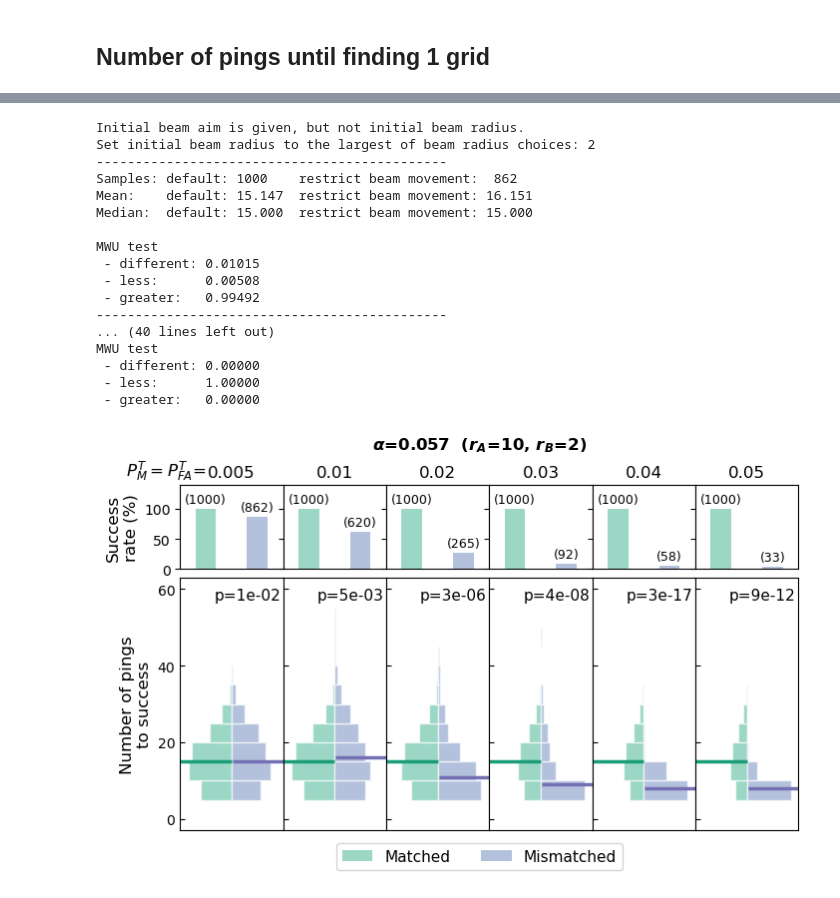
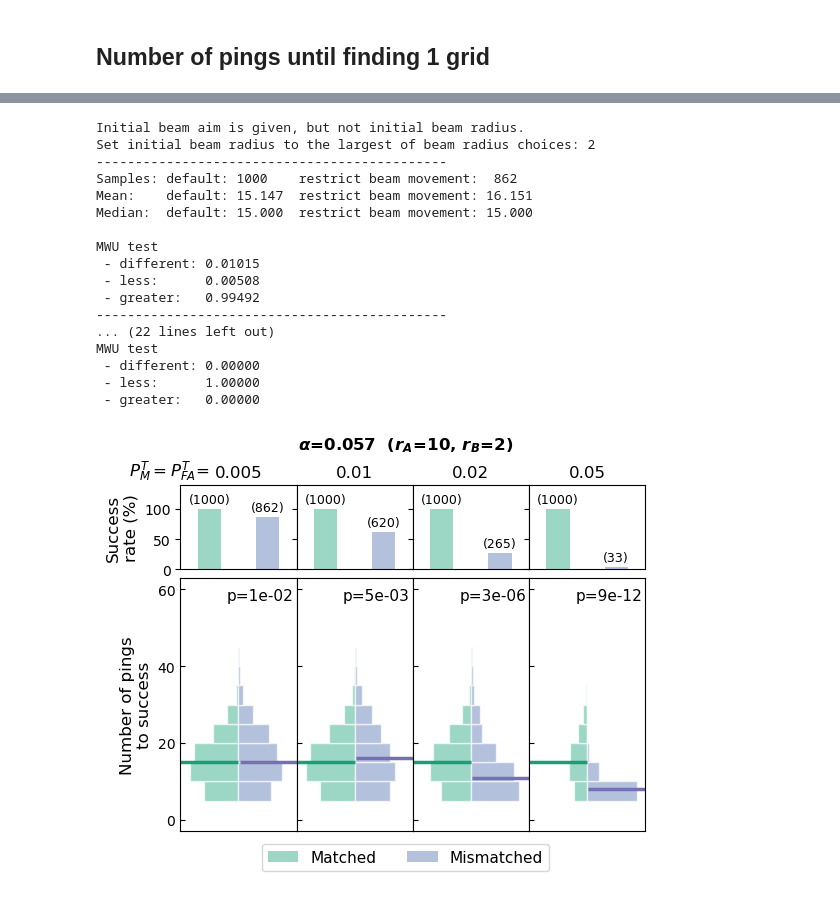
Before and after one commit to uw-echospace/infotaxis-search-single-target, a Jupyter notebook: notebooks/fig_5_mismatch_agent_truth_efficiency_comparison.ipynb, the cells around one changed output, grey strips where cells are left out. Cells and saved outputs as stored; diff of their text form; code cells hidden in the pictures.

```diff
--- a/notebooks/fig_5_mismatch_agent_truth_efficiency_comparison.ipynb
+++ b/notebooks/fig_5_mismatch_agent_truth_efficiency_comparison.ipynb
@@ -96,7 +98,8 @@ def bar_violinplot_success(
     colors_dark = sns.color_palette("Dark2")
 
     fig, axes = plt.subplots(
-        2, len(pm_agent_all), figsize=(8, 4.5), sharey="row",
+        # 2, len(pm_agent_all), figsize=(8, 4.5), sharey="row",  # for 6 panels
+        2, len(pm_agent_all), figsize=(6, 4.5), sharey="row",  # for 4 panels
         gridspec_kw={'height_ratios': [1, 3], 'hspace': 0.05, "wspace": 0}  # Top row is 1/3 height of bottom
     )
 
@@ -183,7 +186,8 @@ def bar_violinplot_success(
 
     # make title line
     axes[0, 0].text(
-        -4.75, 1.02, r"$P_M^T=P_{FA}^T$=",
+        # -4.75, 1.02, r"$P_M^T=P_{FA}^T$=",  # for 6 panels
+        -2.75, 1.02, r"$P_M^T=P_{FA}^T$=",  # for 4 panels
         ha="right", va="bottom",
         transform=ax_s.transAxes,
         fontsize=12,
@@ -315,33 +322,34 @@ MWU test
 # %%
 cr = 10
 br = 2
-pm_truth_all = [0.005, 0.01, 0.02, 0.03, 0.04, 0.05]
+# pm_truth_all = [0.005, 0.01, 0.02, 0.03, 0.04, 0.05]  # before 20251230
+pm_truth_all = [0.005, 0.01, 0.02, 0.05]  # starting 20251230
 pm_agent_all = [0.001] * len(pm_truth_all)
 
 fig = bar_violinplot_success(
     cr, br, pm_agent_all, pm_truth_all,
     success_type="success_2conditions",
     p_max_th=0.95, pmax_diff_threshold=1e-5,
     alpha=0.65, ping_bins=np.arange(0, 155, 5), print_stats=True
 )
 
 fig.savefig(path_fig / f"fig_5D_infotaxis_mismatch_agent_truth_cmp_cr{cr}_br{br}.png", dpi=300, bbox_inches="tight")
 # %% [output]
 Initial beam aim is given, but not initial beam radius.
 Set initial beam radius to the largest of beam radius choices: 2
 ---------------------------------------------
 Samples: default: 1000    restrict beam movement:  862
 Mean:    default: 15.147  restrict beam movement: 16.151
 Median:  default: 15.000  restrict beam movement: 15.000
 
 MWU test
  - different: 0.01015
  - less:      0.00508
  - greater:   0.99492
 ---------------------------------------------
-... (40 lines left out)
+... (22 lines left out)
 MWU test
  - different: 0.00000
  - less:      1.00000
  - greater:   0.00000
-[figure, old version]
+[figure, new version]
```
Also changed, not shown: parts of 4 cells of this notebook, 4 other files.
